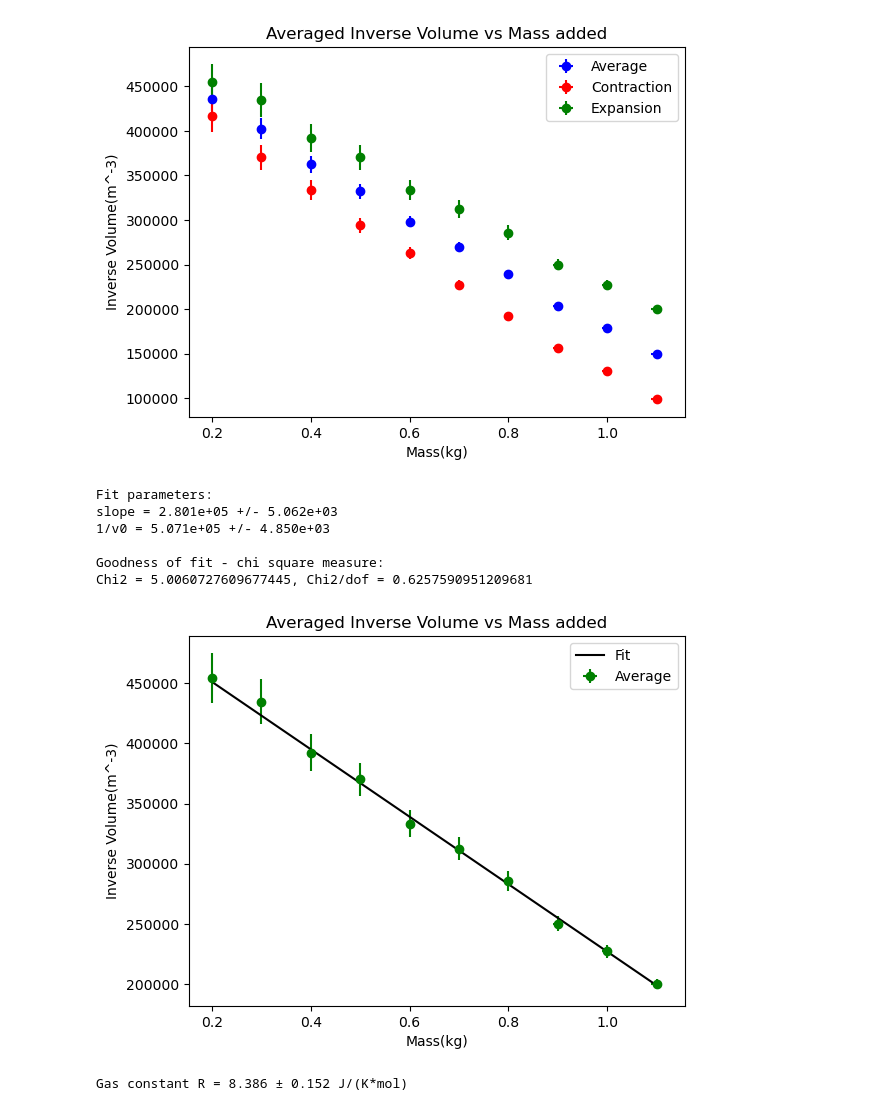
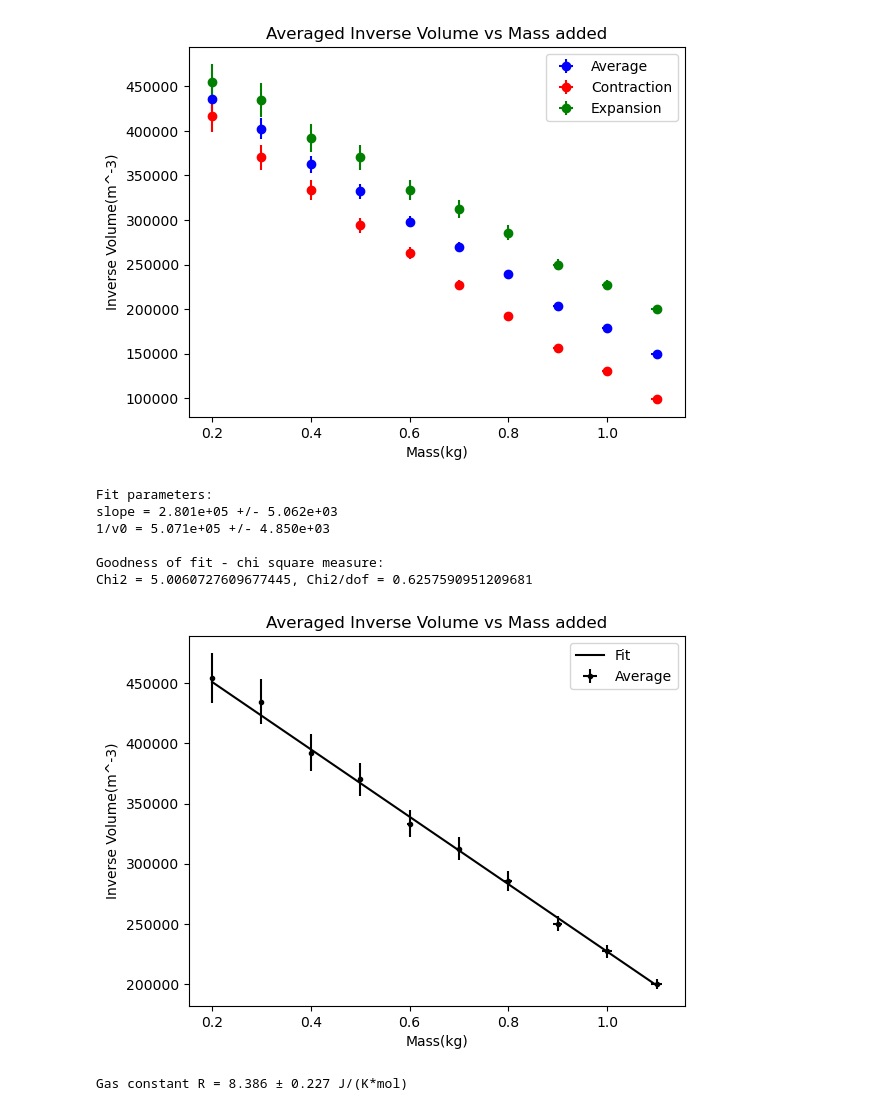
Before and after one commit to JadenMajid/Experiment-2-229, a Jupyter notebook: Plotting.ipynb, the cells around one changed output. Saved outputs shown, nothing was run; the diff lists cells and outputs as text; code cells hidden in the pictures.

```diff
--- a/Plotting.ipynb
+++ b/Plotting.ipynb
@@ -76,48 +76,49 @@ for i in range(len(fit_params)):
 
 # function that  calculates the chi square value of a fit
 def chi_square(fit_parameters, x, y, sigma):
     #
     return np.sum((y-lin_fit(x, *fit_parameters))**2/sigma**2)
 
 
 # calculate and print chi square as well as the per degree-of-freedom value
 chi2 = chi_square(fit_params, x, y, avg_y_sigma)
 dof = len(x) - len(fit_params)
 print("\nGoodness of fit - chi square measure:")
 print("Chi2 = {}, Chi2/dof = {}\n".format(chi2, chi2/dof))
 
 marr = np.linspace(0.2, 1.1, 1000)
 varr = -fit_params[0] * marr + fit_params[1]
 
-plt.errorbar(x, y, yerr=ex_y_sigma, xerr=ex_x_sigma, fmt='go')
+plt.errorbar(x, y, yerr=ex_y_sigma, xerr=ex_x_sigma, fmt='k.')
 plt.plot(marr, varr, 'k-')
 plt.title("Averaged Inverse Volume vs Mass added")
 plt.legend(["Fit", "Average", "Contraction", "Expansion"])
 plt.xlabel("Mass(kg)")
 plt.ylabel("Inverse Volume(m^-3)")
 
 plt.show()
 # %% [output]
 Fit parameters:
 slope = 2.801e+05 +/- 5.062e+03
 1/v0 = 5.071e+05 +/- 4.850e+03
 
 Goodness of fit - chi square measure:
 Chi2 = 5.0060727609677445, Chi2/dof = 0.6257590951209681
-[figure, old version]
+[figure, new version]
 # %%
 """Code for converting fit to R"""
 
 n = 8.065E-5
 g = 9.81
 A = 1.7544E-4
+uA = 3.5428E-6
 T = 295.15
 k = fit_params[0]
 uk = fit_params_error[0]
 
 R = g / (A * n * T * k)
-uR = R * uk / k
+uR = g / (n * T) * np.sqrt(A ** 2 * uk ** 2 + k ** 2 * uA ** 2)/(A ** 2 * k ** 2)
 
 print("Gas constant R = {:.3f} \u00B1 {:.3f} J/(K*mol)".format(R, uR))
 # %% [output]
-Gas constant R = 8.386 ± 0.152 J/(K*mol)
+Gas constant R = 8.386 ± 0.227 J/(K*mol)
```
Also changed, not shown: 1 other file.
